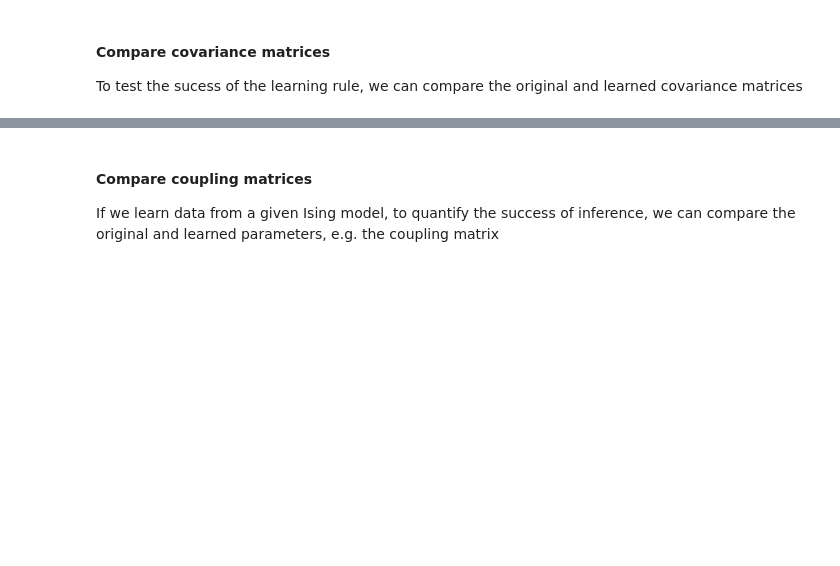
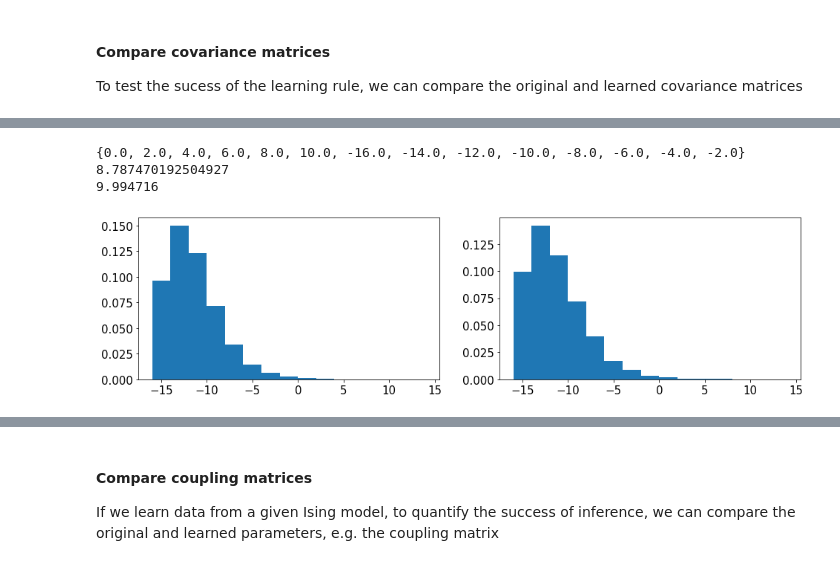
Before and after one commit to MiguelAguilera/Neuro-MaxEnt-inference-tutorial, a Jupyter notebook: Spike_train_learning.ipynb, the cells around one changed output, grey strips where cells are left out. Drawn from its saved outputs; the diff is of its cells as text; code cells hidden in the pictures; blank space fills up the shorter version.

```diff
--- a/Spike_train_learning.ipynb
+++ b/Spike_train_learning.ipynb
@@ -197,0 +198,15 @@ fig.colorbar(im, ax=ax.ravel().tolist());
+# %%
+S_data = np.sum(Data_sample,axis=0)
+S_model = np.sum(Model_sample,axis=0)
+print(set(S_data))
+print(np.var(S_data))
+print(np.var(S_model))
+
+fig, ax = plt.subplots(nrows=1, ncols=2,figsize=(16,4))
+ax[0].hist(S_data,bins=np.arange(-N,N,2),density=True);
+ax[1].hist(S_model,bins=np.arange(-N,N,2),density=True);
+# %% [output]
+{0.0, 2.0, 4.0, 6.0, 8.0, 10.0, -16.0, -14.0, -12.0, -10.0, -8.0, -6.0, -4.0, -2.0}
+8.787470192504927
+9.994716
+[figure, added]
```
Also changed, not shown: parts of 4 cells of this notebook.
